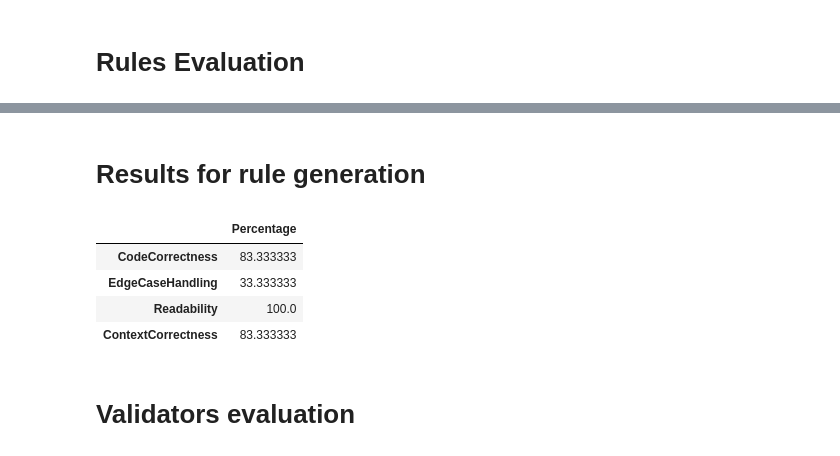
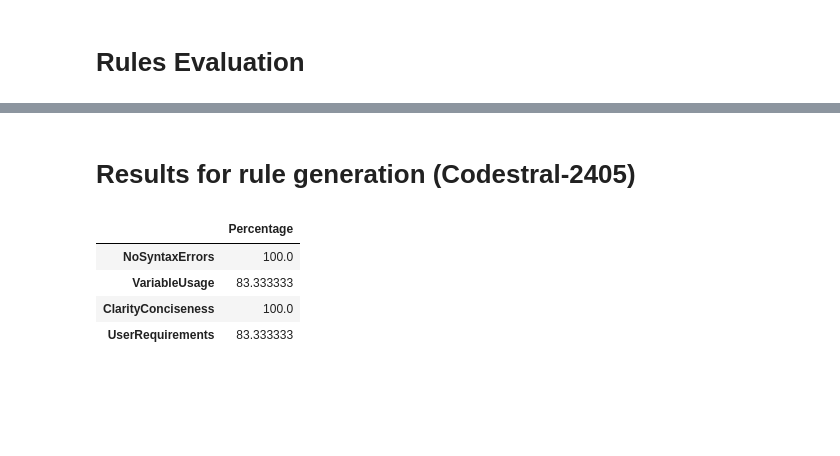
Before and after one commit to korzepadawid/lowcode-ai, a Jupyter notebook: llm-eval.ipynb, the cells around one changed output, grey strips where cells are left out. Saved outputs shown, nothing was run; the diff lists cells and outputs as text; code cells hidden in the pictures; blank space fills up the shorter version.

```diff
--- a/llm-eval.ipynb
+++ b/llm-eval.ipynb
@@ -761,14 +757,14 @@ columns = [
     "response",
     "context",
     "type",
-    "CodeCorrectness",
-    "CodeCorrectnessDetails",
-    "EdgeCaseHandling",
-    "EdgeCaseHandlingDetails",
-    "Readability",
-    "ReadabilityDetails",
-    "ContextCorrectness",
-    "ContextCorrectnessDetails"
+    "NoSyntaxErrors",
+    "NoSyntaxErrorsDetails",
+    "VariableUsage",
+    "VariableUsageDetails",
+    "ClarityConciseness",
+    "ClarityConcisenessDetails",
+    "UserRequirements",
+    "UserRequirementsDetails",
 ]
 total_score_df = pd.DataFrame(columns=columns)
 for tc in test_cases:
@@ -789,23 +785,14 @@ total_score_df
 # %% [markdown]
-# Results for rule generation
+# Results for rule generation (Codestral-2405)
 # %%
-category_map = {
-    'CodeCorrectness': 'Correctness',
-    'EdgeCaseHandling': 'Edge Case Coverage',
-    'Readability': 'Code Readability',
-    'ContextCorrectness': 'Contextual Accuracy'
-}
-
-true_counts = total_score_df[['CodeCorrectness', 'EdgeCaseHandling', 'Readability', 'ContextCorrectness']].sum()
+true_counts = total_score_df[['NoSyntaxErrors', 'VariableUsage', 'ClarityConciseness', 'UserRequirements']].sum()
 result_df = pd.DataFrame({
     'Percentage': (true_counts / len(total_score_df)) * 100
 })
 result_df.head()
 # %% [output]
 |  | Percentage |
-| CodeCorrectness | 83.333333 |
-| EdgeCaseHandling | 33.333333 |
-| Readability | 100.0 |
-| ContextCorrectness | 83.333333 |
+| NoSyntaxErrors | 100.0 |
+| VariableUsage | 83.333333 |
+| ClarityConciseness | 100.0 |
+| UserRequirements | 83.333333 |
-# %% [markdown]
-# Validators evaluation
```
Also changed, not shown: parts of 9 cells of this notebook.
